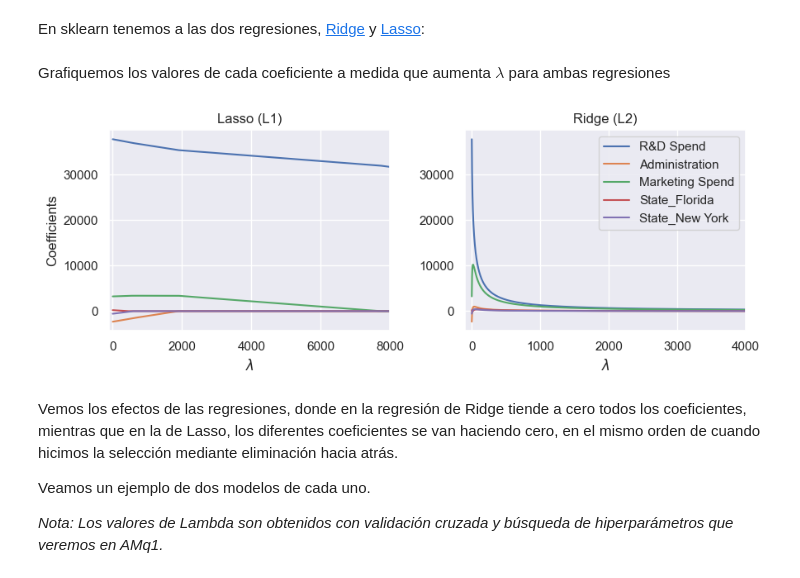
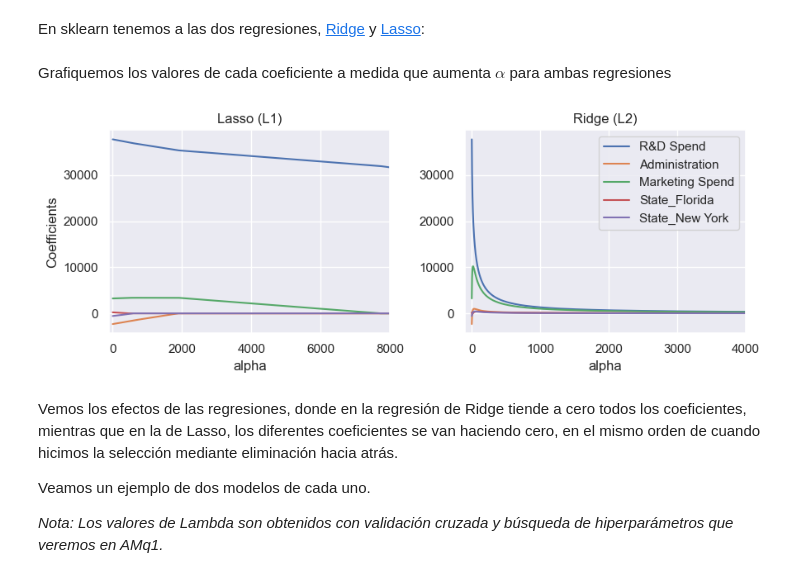
Before and after one commit to FIUBA-Posgrado-Inteligencia-Artificial/intro_ia, a Jupyter notebook: clase5/jupyter_notebooks/regresion.ipynb, the cells around one changed output. Saved outputs shown, nothing was run; the diff lists cells and outputs as text; code cells hidden in the pictures.

```diff
--- a/clase5/jupyter_notebooks/regresion.ipynb
+++ b/clase5/jupyter_notebooks/regresion.ipynb
@@ -930,25 +889,25 @@ En sklearn tenemos a las dos regresiones, [Ridge](https://scikit-learn.org/stabl
 # %%
 from sklearn.linear_model import Ridge, Lasso
 # %% [markdown]
-Grafiquemos los valores de cada coeficiente a medida que aumenta $\lambda$ para ambas regresiones
+Grafiquemos los valores de cada coeficiente a medida que aumenta $\alpha$ para ambas regresiones
 # %%
 coeffs_lasso = np.zeros([5000, 5])
 coeffs_ridge = np.zeros([5000, 5])
 
-# Guardamos los coeficientes de la regresion lineal (lambda = 0)
+# Guardamos los coeficientes de la regresión lineal (alpha = 0)
 coeffs_lasso[0, :] = regresion.coef_.copy()
 coeffs_ridge[0, :] = regresion.coef_.copy()
-lamb_array = np.arange(0, 10000, 2)
+alpha_array = np.arange(0, 10000, 2)
 
 # Calculamos los coeficientes para diferentes valores de lambda
-for index, lamb in enumerate(lamb_array):
+for index, alpha in enumerate(alpha_array):
 
     if index == 0:
         continue
 
     # Creamos los modelos
-    lasso_model = Lasso(alpha=lamb)
-    ridge_model = Ridge(alpha=lamb)
+    lasso_model = Lasso(alpha=alpha)
+    ridge_model = Ridge(alpha=alpha)
 
     # Los entrenamos
     lasso_model.fit(X_train_scaled, y_train)
@@ -960,25 +919,25 @@ for index, lamb in enumerate(lamb_array):
 # %%
 f, ax = plt.subplots(1, 2, figsize=(9, 3.5))
 
 for i in range(coeffs_lasso.shape[1]):
-    ax[0].plot(lamb_array, coeffs_lasso[:, i])
+    ax[0].plot(alpha_array, coeffs_lasso[:, i])
 
-    ax[1].plot(lamb_array, coeffs_ridge[:, i], label=X_train.columns[i])
+    ax[1].plot(alpha_array, coeffs_ridge[:, i], label=X_train.columns[i])
 
 ax[1].legend()
 ax[0].set_xlim([-100, 8000])
 ax[1].set_xlim([-100, 4000])
 
 ax[0].set_ylabel("Coefficients")
-ax[0].set_xlabel("$\lambda$")
-ax[1].set_xlabel("$\lambda$")
+ax[0].set_xlabel("alpha")
+ax[1].set_xlabel("alpha")
 
 ax[0].set_title("Lasso (L1)")
 ax[1].set_title("Ridge (L2)")
 
 plt.tight_layout();
 # %% [output]
-[figure, old version]
+[figure, new version]
 # %% [markdown]
 Vemos los efectos de las regresiones, donde en la regresión de Ridge tiende a cero todos los coeficientes, mientras que en la de Lasso, los diferentes coeficientes se van haciendo cero, en el mismo orden de cuando hicimos la selección mediante eliminación hacia atrás.
 
```
Also changed, not shown: parts of 16 cells of this notebook, 2 other files.
